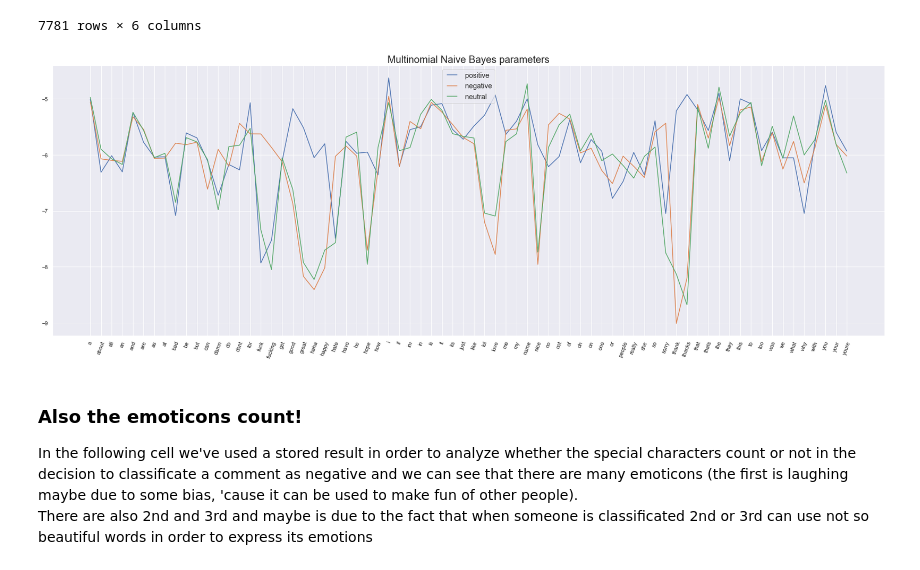
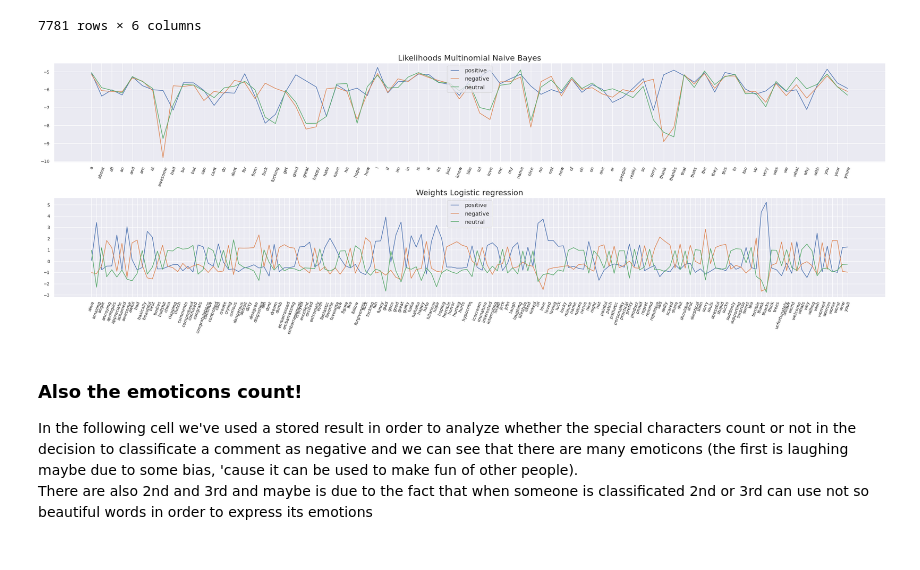
Before and after one commit to alesspalma/FDSProject, a Jupyter notebook: project.ipynb, the cells around one changed output. Saved outputs shown, nothing was run; the diff lists cells and outputs as text; code cells hidden in the pictures.

```diff
--- a/project.ipynb
+++ b/project.ipynb
@@ -458,17 +457,10 @@ multi_NB_params
 7781 rows × 6 columns
 # %%
 WEIGHTED_IDFS = [multi_NB_params]
-# %%
-manage_results.get_multiclass_plot(
-    pd.DataFrame(
-        multi_NB_params.loc[
-            manage_results.get_params_index(
-                multi_NB_params,
-                multi_NB_params.columns[-3:], 50)].iloc[:,-3:]
-    ),
-    title='Multinomial Naive Bayes parameters')
-# %% [output]
-[figure, removed]
+# %%
+manage_results.get_weighted_plots_from_dir('csv_results_tfidf')
+# %% [output]
+[figure, added]
 # %%
 _, model_name, _, weighted_idf = manage_results.load_from_dir('to_be_plotted', only_weight=True)
 weighted_idf = weighted_idf[0]
```
Also changed, not shown: parts of 6 cells of this notebook, 5 other files.
